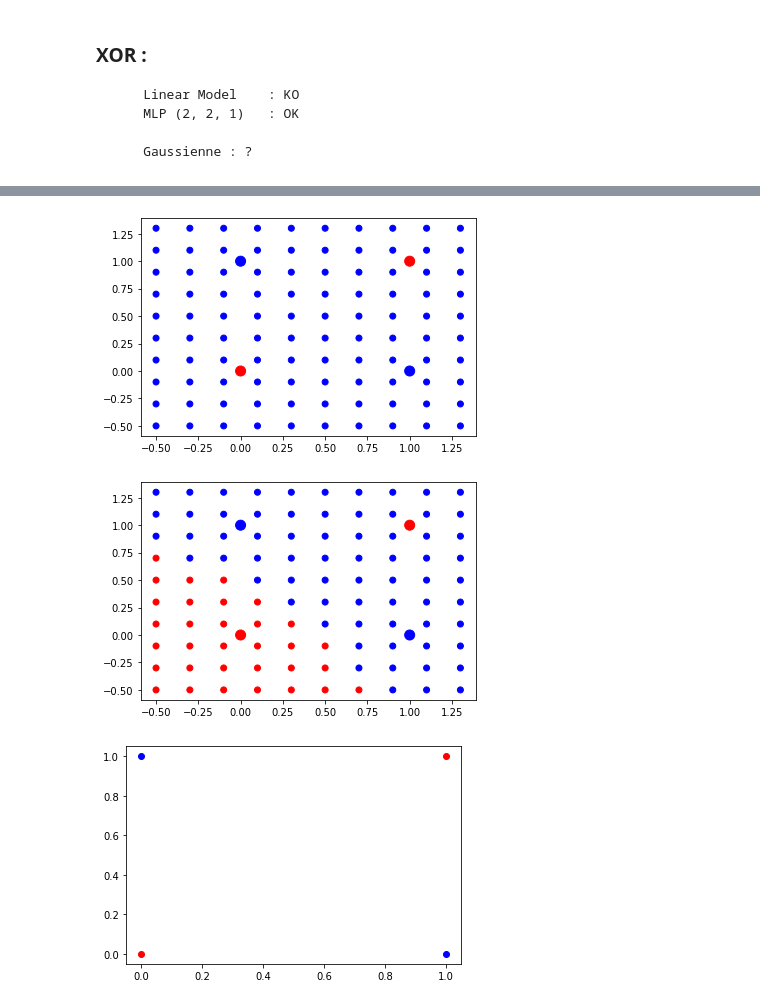
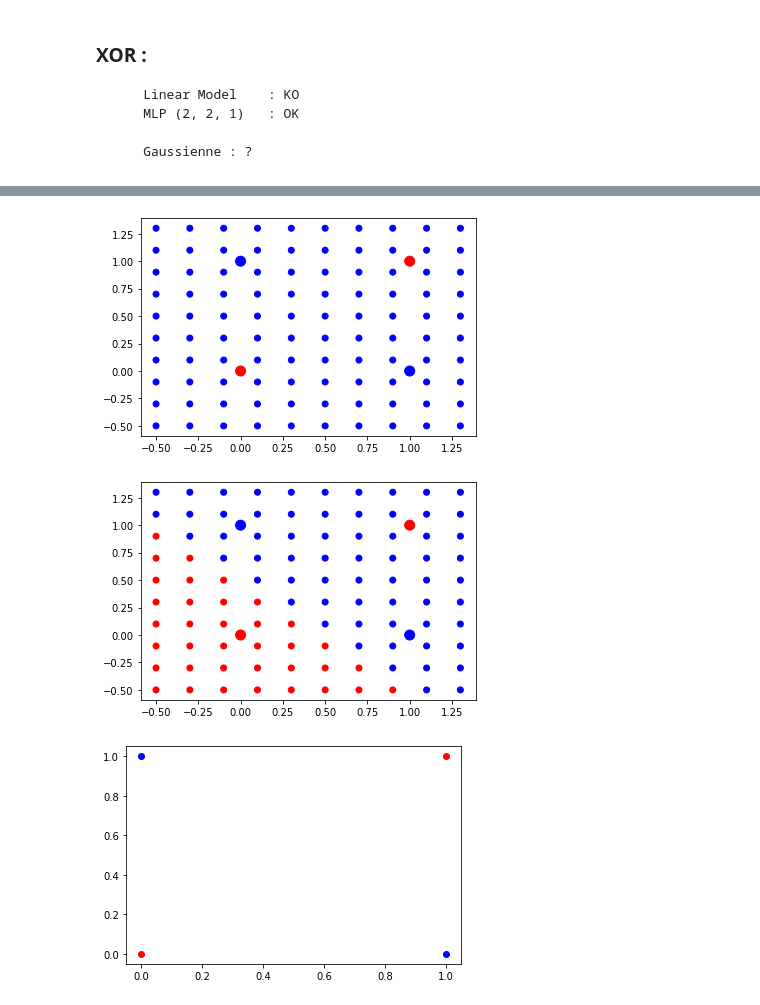
Before and after one commit to NamizataS/PA-groupe-15-3IABD1, a Jupyter notebook: Notebook___CAS_DE_TESTS.ipynb, the cells around one changed output, grey strips where cells are left out. Cells and saved outputs as stored; diff of their text form; code cells hidden in the pictures.

```diff
--- a/Notebook___CAS_DE_TESTS.ipynb
+++ b/Notebook___CAS_DE_TESTS.ipynb
@@ -549,35 +550,35 @@ for p in X:
 
 
 flattened_len=len(flattened_dataset_inputs )
 #Declaration of argtypes and restypes for the function predict_mlp_model_classification
 inputs_type = c_float * flattened_len
 outputs_type = c_float * expected_len
 my_lib.train_classification_stochastic_backdrop_mlp_model.argtypes = [c_void_p,inputs_type,outputs_type,c_float,c_int,c_int,c_int]
 my_lib.train_classification_stochastic_backdrop_mlp_model.restype = None
 inputs_native = inputs_type(*flattened_dataset_inputs)
 outputs_native = outputs_type(*dataset_expected_outputs)
 
-my_lib.train_classification_stochastic_backdrop_mlp_model(model,inputs_native,outputs_native,0.001,10000,flattened_len,expected_len)
+my_lib.train_classification_stochastic_backdrop_mlp_model(model,inputs_native,outputs_native,0.001,100000,flattened_len,expected_len)
 
 
 predicted_outputs = [my_lib.predict_mlp_model_classification(model, p_type(*p),p_len)[0] for p in test_dataset]
 predicted_outputs_colors = ['blue' if label >= 0 else 'red' for label in predicted_outputs]
 plt.scatter([p[0] for p in test_dataset], [p[1] for p in test_dataset], c=predicted_outputs_colors)
 plt.scatter([p[0] for p in X], [p[1] for p in X], c=colors, s=100)
 plt.show()
 
 flattened_dataset_inputs = []
 for p in X:
   flattened_dataset_inputs.append(p[0])
   flattened_dataset_inputs.append(p[1])
 
 #Free memory
 my_lib.destroy_model.argtypes = [c_void_p]
 my_lib.destroy_model.restype = None
 my_lib.destroy_model(model)
 # %% [output]
 [figure]
-[figure, old version]
+[figure, new version]
 # %%
 plt.scatter(X[0:2, 0], X[0:2, 1], color='blue')
 plt.scatter(X[2:4,0], X[2:4,1], color='red')
```
Also changed, not shown: parts of 3 cells of this notebook, 5 other files.
